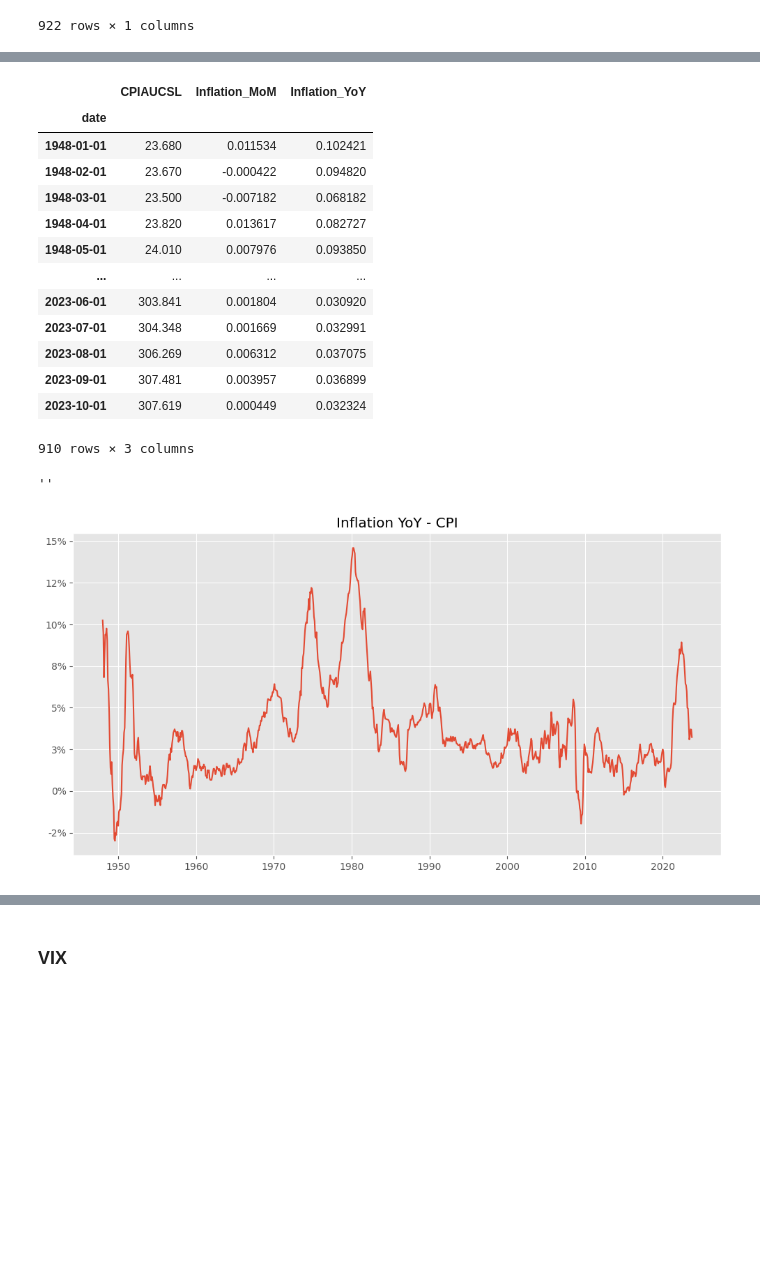
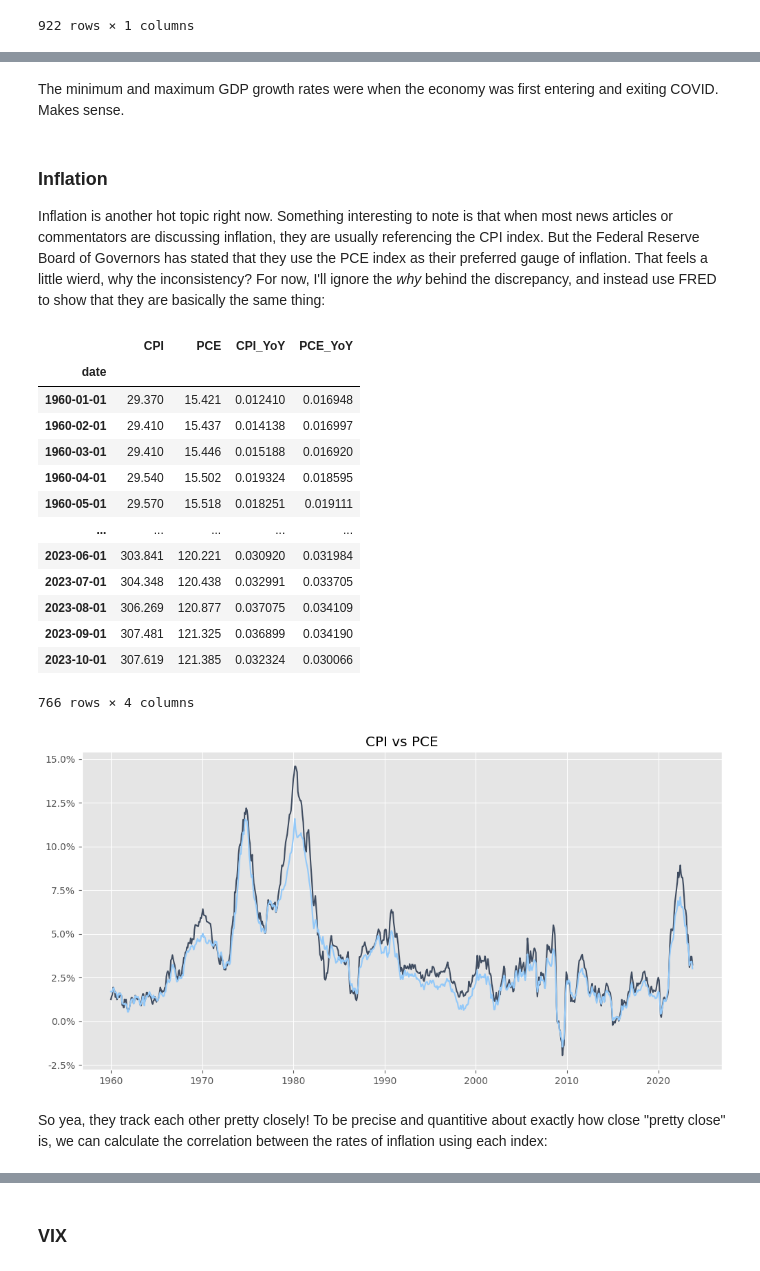
Before and after one commit to Brandt-moreThan4/Blog, a Jupyter notebook: _sources/content/4_FRED.ipynb, the cells around one changed output, grey strips where cells are left out. Drawn from its saved outputs; the diff is of its cells as text; code cells hidden in the pictures; blank space fills up the shorter version.

```diff
--- a/_sources/content/4_FRED.ipynb
+++ b/_sources/content/4_FRED.ipynb
@@ -29,3 +55,12 @@ fred = Fred(api_key=BRANDTS_API_KEY)
+# %%
+from fredapi import Fred
+
+# Load in api from config file
+with open('secrets.yml') as f:
+    secrets = yaml.safe_load(f)
+
+
+fred = Fred(api_key=secrets['fred_api_key'])
 # %% [markdown]
 ## Requesting Data
 
@@ -100,7 +137,7 @@ def get_fred_data(series_ids: Union[List[str],str], names: Optional[Union[List[s
     all_data = [get_fred_data_series(series_id, name) for series_id, name in ids_and_names]
 
     if merge_data:
-        result = pd.concat(all_data, axis=1)
+        result = pd.concat(all_data, axis=1,join='outer')
     else:
         result = dict(zip(series_ids,all_data))
 
@@ -209,37 +269,49 @@ ax.legend()
+# %% [markdown]
+The minimum and maximum GDP growth rates were when the economy was first entering and exiting COVID. Makes sense.
+# %% [markdown]
+### Inflation
+
+Inflation is another hot topic right now. Something interesting to note is that when most news articles or commentators are discussing
+inflation, they are usually referencing the CPI index. But the Federal Reserve Board of Governors has stated that they
+use the PCE index as their preferred gauge of inflation. That feels a little wierd, why the inconsistency? For now, I'll ignore
+the *why* behind the discrepancy, and instead use FRED to show that they are basically the same thing:
 # %%
-INFLATION_SERIES = 'CPIAUCSL'
-inflation_df = get_fred_data(INFLATION_SERIES)
-# Month over month change
-inflation_df['Inflation_MoM'] = inflation_df['CPIAUCSL'].pct_change(periods=1)
-# YoY change
-inflation_df['Inflation_YoY'] = inflation_df['CPIAUCSL'].pct_change(periods=12)
+INFLATION_SERIES = ['CPIAUCSL','PCEPI']
+DATA_NAMES = ['CPI','PCE']
+inflation_df = get_fred_data(INFLATION_SERIES, DATA_NAMES)
+
+# YoY Inflation Rate:
+inflation_df['CPI_YoY'] = inflation_df['CPI'].pct_change(12)
+inflation_df['PCE_YoY'] = inflation_df['PCE'].pct_change(12)
+
 
 # Drop nas:
 inflation_df = inflation_df.dropna()
 inflation_df
 # %% [output]
-|  | CPIAUCSL | Inflation_MoM | Inflation_YoY |
-| date |  |  |  |
-| 1948-01-01 | 23.680 | 0.011534 | 0.102421 |
-| 1948-02-01 | 23.670 | -0.000422 | 0.094820 |
-| 1948-03-01 | 23.500 | -0.007182 | 0.068182 |
-| 1948-04-01 | 23.820 | 0.013617 | 0.082727 |
-| 1948-05-01 | 24.010 | 0.007976 | 0.093850 |
-| ... | ... | ... | ... |
-| 2023-06-01 | 303.841 | 0.001804 | 0.030920 |
-| 2023-07-01 | 304.348 | 0.001669 | 0.032991 |
-| 2023-08-01 | 306.269 | 0.006312 | 0.037075 |
-| 2023-09-01 | 307.481 | 0.003957 | 0.036899 |
-| 2023-10-01 | 307.619 | 0.000449 | 0.032324 |
+|  | CPI | PCE | CPI_YoY | PCE_YoY |
+| date |  |  |  |  |
+| 1960-01-01 | 29.370 | 15.421 | 0.012410 | 0.016948 |
+| 1960-02-01 | 29.410 | 15.437 | 0.014138 | 0.016997 |
+| 1960-03-01 | 29.410 | 15.446 | 0.015188 | 0.016920 |
+| 1960-04-01 | 29.540 | 15.502 | 0.019324 | 0.018595 |
+| 1960-05-01 | 29.570 | 15.518 | 0.018251 | 0.019111 |
+| ... | ... | ... | ... | ... |
+| 2023-06-01 | 303.841 | 120.221 | 0.030920 | 0.031984 |
+| 2023-07-01 | 304.348 | 120.438 | 0.032991 | 0.033705 |
+| 2023-08-01 | 306.269 | 120.877 | 0.037075 | 0.034109 |
+| 2023-09-01 | 307.481 | 121.325 | 0.036899 | 0.034190 |
+| 2023-10-01 | 307.619 | 121.385 | 0.032324 | 0.030066 |
-910 rows × 3 columns
+766 rows × 4 columns
 # %%
 fig, ax = plt.subplots(figsize=(12,6))
-# ax.plot(inflation_df['Inflation_MoM'], label='Inflation MoM')
-ax.plot(inflation_df['Inflation_YoY'], label='Inflation YoY')
+ax.plot(inflation_df['CPI_YoY'], label='CPI ')
+ax.plot(inflation_df['PCE_YoY'], label='PCE')
 # Format the y axis as a percent:
-ax.set_yticklabels(['{:,.0%}'.format(x) for x in ax.get_yticks()])
-ax.set_title('Inflation YoY - CPI')
-;
+ax.yaxis.set_major_formatter(FuncFormatter(percentage_formatter))
+ax.set_title('CPI vs PCE');
 # %% [output]
-''
-[figure, old version]
+[figure, new version]
+# %% [markdown]
+So yea, they track each other pretty closely! To be precise and quantitive about exactly how close "pretty close" is, we
+can calculate the correlation between the rates of inflation using each index:
```
Also changed, not shown: parts of 32 cells of this notebook, 6 other files.
